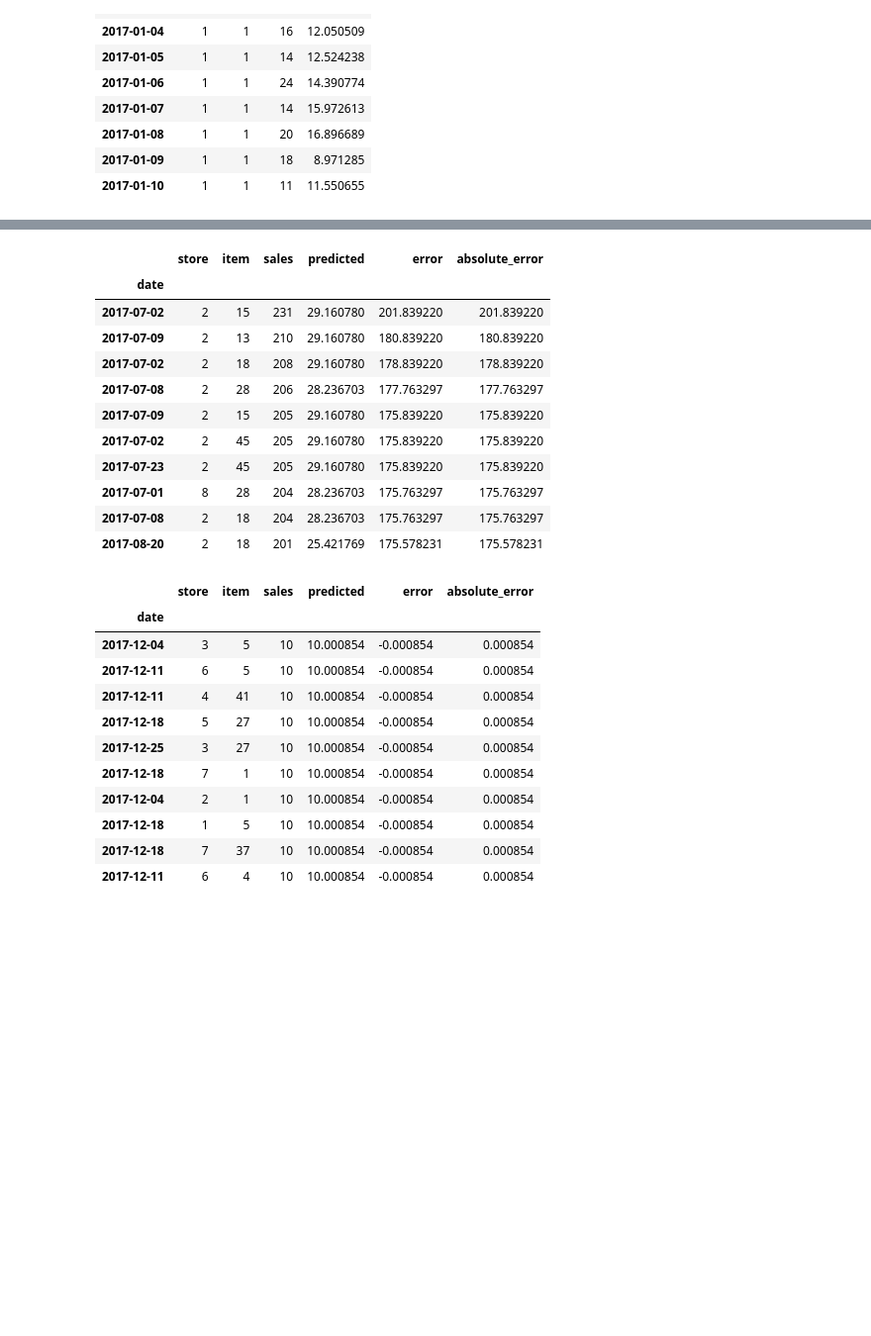
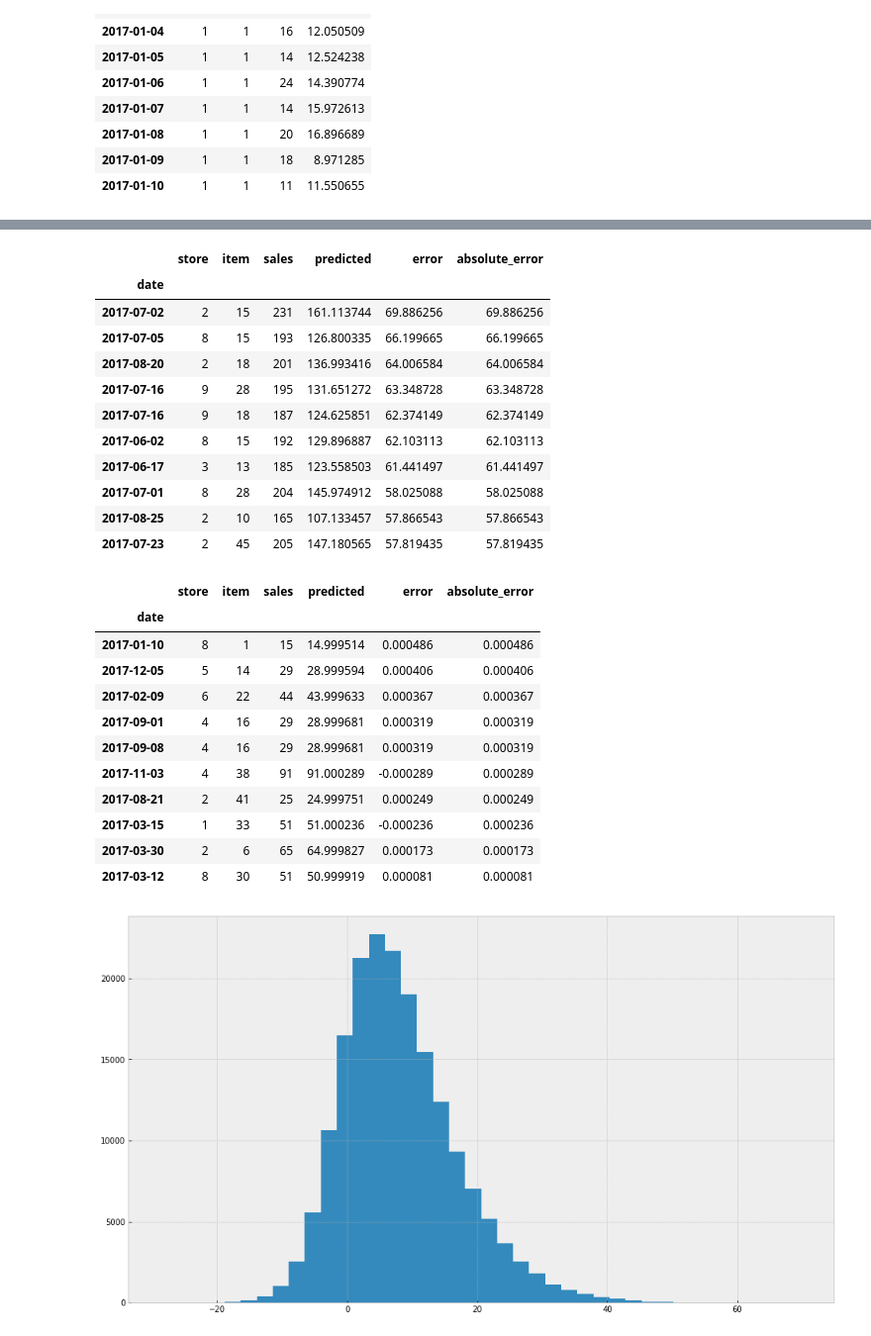
Before and after one commit to alessandro1998-it/TimeSeries, a Jupyter notebook: Store item comptetition forecasting.ipynb, the cells around one changed output, grey strips where cells are left out. Shown at 99% size. Cells and saved outputs as stored; diff of their text form; code cells hidden in the pictures; blank space fills up the shorter version.

```diff
--- a/Store item comptetition forecasting.ipynb
+++ b/Store item comptetition forecasting.ipynb
@@ -10 +26,3 @@ import matplotlib.pyplot as plt
+# %%
+plt.rcParams["figure.figsize"] = (16, 9) # Makes plots larger and in 16:9
 # %%
@@ -172,10 +192,9 @@ The RMSE was 5.536602770478944
 # We can take advantage of the pandas library group by function, but first let's wrap the whole
 # training and prediction procedure in a single function:
 
-def perform_forecast_on_series(series):
-
+def perform_linear_regression_forecast_on_series(series):
     series = preprocess_series(series)
-    train_data, test_data = get_training_and_test_data(preprocessed_series)
+    train_data, test_data = get_training_and_test_data(series)
     X_train, y_train = split_regressors_and_target_variables(train_data)
     X_test, y_test = split_regressors_and_target_variables(test_data)
     model = sm.OLS(y_train, X_train)
@@ -186,6 +205,9 @@ def perform_forecast_on_series(series):
 %%time
 # Let's apply the function to the dataset grouped by store and item
 # Let's also time the algorithm, so we can later on evaluate how fast the algorithms were
-result = data.groupby(['store', 'item'])['sales'].apply(perform_forecast_on_series).to_frame()
-result = result.rename(columns={'sales': 'predicted'})
+
+result = (data.groupby(['store', 'item'])['sales']
+              .apply(perform_linear_regression_forecast_on_series)
+              .to_frame()
+              .rename(columns={'sales': 'predicted'}))
 # %% [output]
@@ -237,36 +259,40 @@ The mean error was 39.370422254679475
 # %%
 # It looks like the RMSE calculated over the test dataset was significantly higher than in the
 # first example. It also looks like the forecast was too pessimistic, as sales tended to be higher
 # than the predictions. Let's see where the algorithm was least (and most) accurate
 forecast['error'] = forecast['sales'] - forecast['predicted']
 forecast['absolute_error'] = np.abs(forecast['error'])
 sorted_by_abs_err = forecast.sort_values('absolute_error', ascending=False)
 display(sorted_by_abs_err.head(10))
 display(sorted_by_abs_err.tail(10))
+
+plt.hist(forecast['error'], bins=40)
+plt.show()
 # %% [output]
 |  | store | item | sales | predicted | error | absolute_error |
 | date |  |  |  |  |  |  |
-| 2017-07-02 | 2 | 15 | 231 | 29.160780 | 201.839220 | 201.839220 |
-| 2017-07-09 | 2 | 13 | 210 | 29.160780 | 180.839220 | 180.839220 |
-| 2017-07-02 | 2 | 18 | 208 | 29.160780 | 178.839220 | 178.839220 |
-| 2017-07-08 | 2 | 28 | 206 | 28.236703 | 177.763297 | 177.763297 |
-| 2017-07-09 | 2 | 15 | 205 | 29.160780 | 175.839220 | 175.839220 |
-| 2017-07-02 | 2 | 45 | 205 | 29.160780 | 175.839220 | 175.839220 |
-| 2017-07-23 | 2 | 45 | 205 | 29.160780 | 175.839220 | 175.839220 |
-| 2017-07-01 | 8 | 28 | 204 | 28.236703 | 175.763297 | 175.763297 |
-| 2017-07-08 | 2 | 18 | 204 | 28.236703 | 175.763297 | 175.763297 |
-| 2017-08-20 | 2 | 18 | 201 | 25.421769 | 175.578231 | 175.578231 |
+| 2017-07-02 | 2 | 15 | 231 | 161.113744 | 69.886256 | 69.886256 |
+| 2017-07-05 | 8 | 15 | 193 | 126.800335 | 66.199665 | 66.199665 |
+| 2017-08-20 | 2 | 18 | 201 | 136.993416 | 64.006584 | 64.006584 |
+| 2017-07-16 | 9 | 28 | 195 | 131.651272 | 63.348728 | 63.348728 |
+| 2017-07-16 | 9 | 18 | 187 | 124.625851 | 62.374149 | 62.374149 |
+| 2017-06-02 | 8 | 15 | 192 | 129.896887 | 62.103113 | 62.103113 |
+| 2017-06-17 | 3 | 13 | 185 | 123.558503 | 61.441497 | 61.441497 |
+| 2017-07-01 | 8 | 28 | 204 | 145.974912 | 58.025088 | 58.025088 |
+| 2017-08-25 | 2 | 10 | 165 | 107.133457 | 57.866543 | 57.866543 |
+| 2017-07-23 | 2 | 45 | 205 | 147.180565 | 57.819435 | 57.819435 |
 |  | store | item | sales | predicted | error | absolute_error |
 | date |  |  |  |  |  |  |
-| 2017-12-04 | 3 | 5 | 10 | 10.000854 | -0.000854 | 0.000854 |
-| 2017-12-11 | 6 | 5 | 10 | 10.000854 | -0.000854 | 0.000854 |
-| 2017-12-11 | 4 | 41 | 10 | 10.000854 | -0.000854 | 0.000854 |
-| 2017-12-18 | 5 | 27 | 10 | 10.000854 | -0.000854 | 0.000854 |
-| 2017-12-25 | 3 | 27 | 10 | 10.000854 | -0.000854 | 0.000854 |
-| 2017-12-18 | 7 | 1 | 10 | 10.000854 | -0.000854 | 0.000854 |
-| 2017-12-04 | 2 | 1 | 10 | 10.000854 | -0.000854 | 0.000854 |
-| 2017-12-18 | 1 | 5 | 10 | 10.000854 | -0.000854 | 0.000854 |
-| 2017-12-18 | 7 | 37 | 10 | 10.000854 | -0.000854 | 0.000854 |
-| 2017-12-11 | 6 | 4 | 10 | 10.000854 | -0.000854 | 0.000854 |
+| 2017-01-10 | 8 | 1 | 15 | 14.999514 | 0.000486 | 0.000486 |
+| 2017-12-05 | 5 | 14 | 29 | 28.999594 | 0.000406 | 0.000406 |
+| 2017-02-09 | 6 | 22 | 44 | 43.999633 | 0.000367 | 0.000367 |
+| 2017-09-01 | 4 | 16 | 29 | 28.999681 | 0.000319 | 0.000319 |
+| 2017-09-08 | 4 | 16 | 29 | 28.999681 | 0.000319 | 0.000319 |
+| 2017-11-03 | 4 | 38 | 91 | 91.000289 | -0.000289 | 0.000289 |
+| 2017-08-21 | 2 | 41 | 25 | 24.999751 | 0.000249 | 0.000249 |
+| 2017-03-15 | 1 | 33 | 51 | 51.000236 | -0.000236 | 0.000236 |
+| 2017-03-30 | 2 | 6 | 65 | 64.999827 | 0.000173 | 0.000173 |
+| 2017-03-12 | 8 | 30 | 51 | 50.999919 | 0.000081 | 0.000081 |
+[figure, added]
 # %%
 # Since all of our models' outputs will be the same (date, store, item: prediction), we might
```
Also changed, not shown: parts of 24 cells of this notebook.
